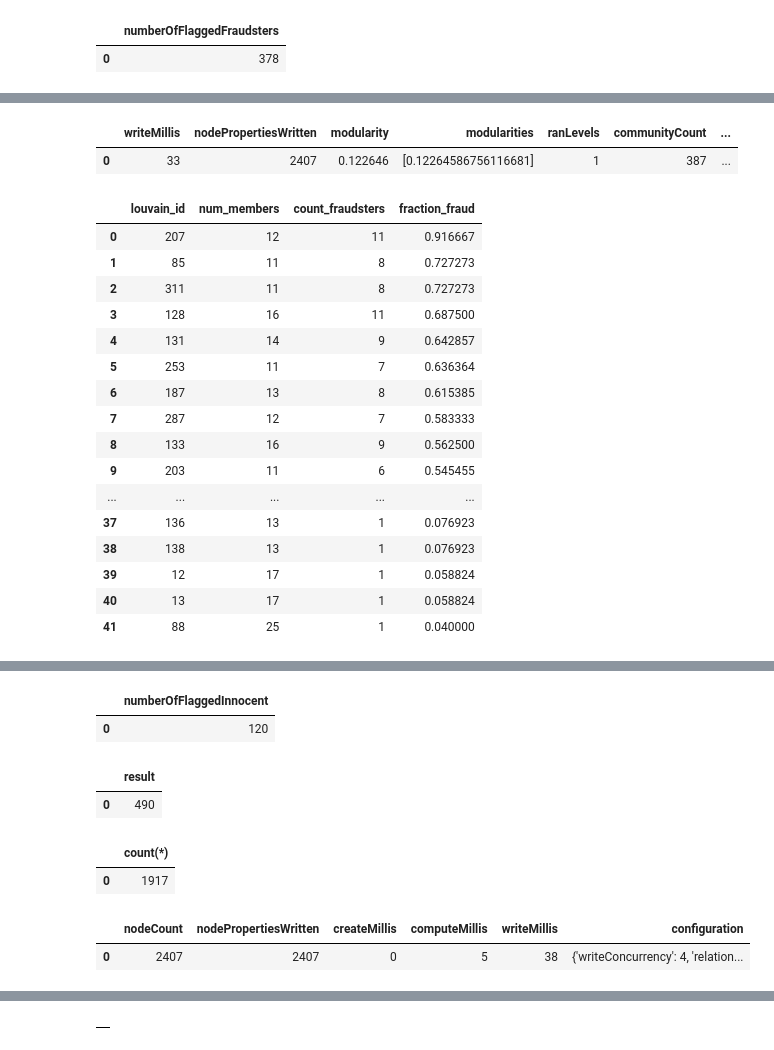
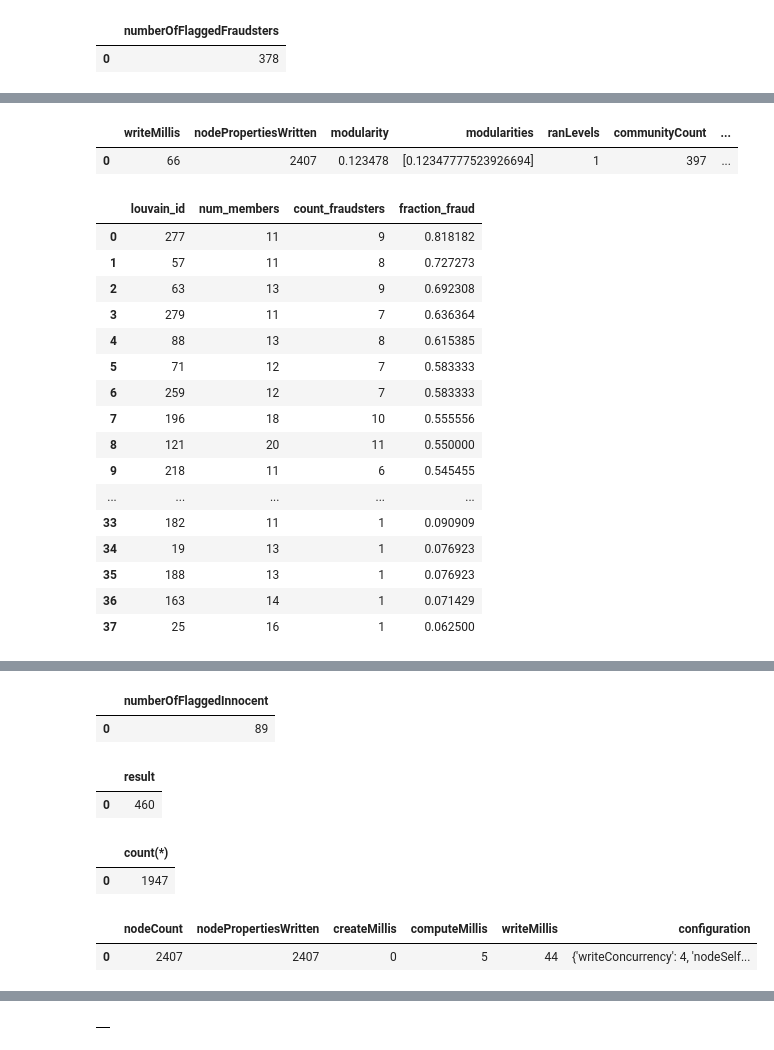
Before and after one commit to lqst/notebooks, a Jupyter notebook: paysim-demo.ipynb, the cells around one changed output, grey strips where cells are left out. Saved outputs shown, nothing was run; the diff lists cells and outputs as text; code cells hidden in the pictures.

```diff
--- a/paysim-demo.ipynb
+++ b/paysim-demo.ipynb
@@ -103,11 +98,11 @@ with driver.session(database = DB_NAME) as session:
         tx.run(
         """
         MATCH (c:Client)
-        //WHERE size( (c)-[]->(:Transaction{fraud:true})  ) > 4
-        WHERE size( (c)-[]->(:Transfer{fraud:true})  ) > 2
+        WHERE size( (c)-[]->(:Transfer{fraud:true})  ) > $limit
         set c.is_fraudster = 1
         return count(*) as numberOfFlaggedFraudsters
-        """
+        """,
+        limit=2
         ).data()
     )
     df = pd.DataFrame(result)
@@ -172,7 +167,7 @@ with driver.session(database = DB_NAME) as session:
     display(df)
 # %% [output]
 |  | writeMillis | nodePropertiesWritten | modularity | modularities | ranLevels | communityCount | ... |
-| 0 | 33 | 2407 | 0.122646 | [0.12264586756116681] | 1 | 387 | ... |
+| 0 | 66 | 2407 | 0.123478 | [0.12347777523926694] | 1 | 397 | ... |
 # %%
 # Find fraudlent communities ( louvain )
 with driver.session(database = DB_NAME) as session:
@@ -195,21 +190,21 @@ with driver.session(database = DB_NAME) as session:
     display(df)
 # %% [output]
 |  | louvain_id | num_members | count_fraudsters | fraction_fraud |
-| 0 | 207 | 12 | 11 | 0.916667 |
-| 1 | 85 | 11 | 8 | 0.727273 |
-| 2 | 311 | 11 | 8 | 0.727273 |
-| 3 | 128 | 16 | 11 | 0.687500 |
-| 4 | 131 | 14 | 9 | 0.642857 |
-| 5 | 253 | 11 | 7 | 0.636364 |
-| 6 | 187 | 13 | 8 | 0.615385 |
-| 7 | 287 | 12 | 7 | 0.583333 |
-| 8 | 133 | 16 | 9 | 0.562500 |
-| 9 | 203 | 11 | 6 | 0.545455 |
+| 0 | 277 | 11 | 9 | 0.818182 |
+| 1 | 57 | 11 | 8 | 0.727273 |
+| 2 | 63 | 13 | 9 | 0.692308 |
+| 3 | 279 | 11 | 7 | 0.636364 |
+| 4 | 88 | 13 | 8 | 0.615385 |
+| 5 | 71 | 12 | 7 | 0.583333 |
+| 6 | 259 | 12 | 7 | 0.583333 |
+| 7 | 196 | 18 | 10 | 0.555556 |
+| 8 | 121 | 20 | 11 | 0.550000 |
+| 9 | 218 | 11 | 6 | 0.545455 |
 | ... | ... | ... | ... | ... |
-| 37 | 136 | 13 | 1 | 0.076923 |
-| 38 | 138 | 13 | 1 | 0.076923 |
-| 39 | 12 | 17 | 1 | 0.058824 |
-| 40 | 13 | 17 | 1 | 0.058824 |
-| 41 | 88 | 25 | 1 | 0.040000 |
+| 33 | 182 | 11 | 1 | 0.090909 |
+| 34 | 19 | 13 | 1 | 0.076923 |
+| 35 | 188 | 13 | 1 | 0.076923 |
+| 36 | 163 | 14 | 1 | 0.071429 |
+| 37 | 25 | 16 | 1 | 0.062500 |
 # %%
 %%html
@@ -241,7 +236,7 @@ with driver.session(database = DB_NAME) as session:
     display(df)
 # %% [output]
 |  | numberOfFlaggedInnocent |
-| 0 | 120 |
+| 0 | 89 |
 # %%
 # Define our model data
 with driver.session(database = DB_NAME) as session:
@@ -258,7 +253,7 @@ with driver.session(database = DB_NAME) as session:
     display(df)
 # %% [output]
 |  | result |
-| 0 | 490 |
+| 0 | 460 |
 # %%
 # Label the data we want to make predictions on
 with driver.session(database = DB_NAME) as session:
@@ -276,30 +271,31 @@ with driver.session(database = DB_NAME) as session:
     display(df)
 # %% [output]
 |  | count(*) |
-| 0 | 1917 |
+| 0 | 1947 |
 # %%
 # Create node embedding with FastRP
 with driver.session(database = DB_NAME) as session:
     result = session.write_transaction( lambda tx:
         tx.run(
         """
         CALL gds.fastRP.write('client_graph',{
             nodeLabels:['Client'],
             relationshipTypes:['TRANSACTED_WITH'],
             relationshipWeightProperty:'amount',
-            iterationWeights: [0.0, 1.00, 1.00, 0.80, 0.60],
-            embeddingDimension:16,
+            iterationWeights: [0.0, 1.00, 0.80, 0.70, 0.60],
+            //iterationWeights: [0.0, 1.00, 0.80],
+            embeddingDimension:12,
             randomSeed: 1,
             writeProperty:'embedding'
         })
         """
         ).data()
     )
     df = pd.DataFrame(result)
     display(df)
 # %% [output]
 |  | nodeCount | nodePropertiesWritten | createMillis | computeMillis | writeMillis | configuration |
-| 0 | 2407 | 2407 | 0 | 5 | 38 | {'writeConcurrency': 4, 'relation... |
+| 0 | 2407 | 2407 | 0 | 5 | 44 | {'writeConcurrency': 4, 'nodeSelf... |
 # %%
 # Fetch the embeddings for visualization in python
 with driver.session(database = DB_NAME) as session:
```
Also changed, not shown: parts of 16 cells of this notebook, 4 other files.
